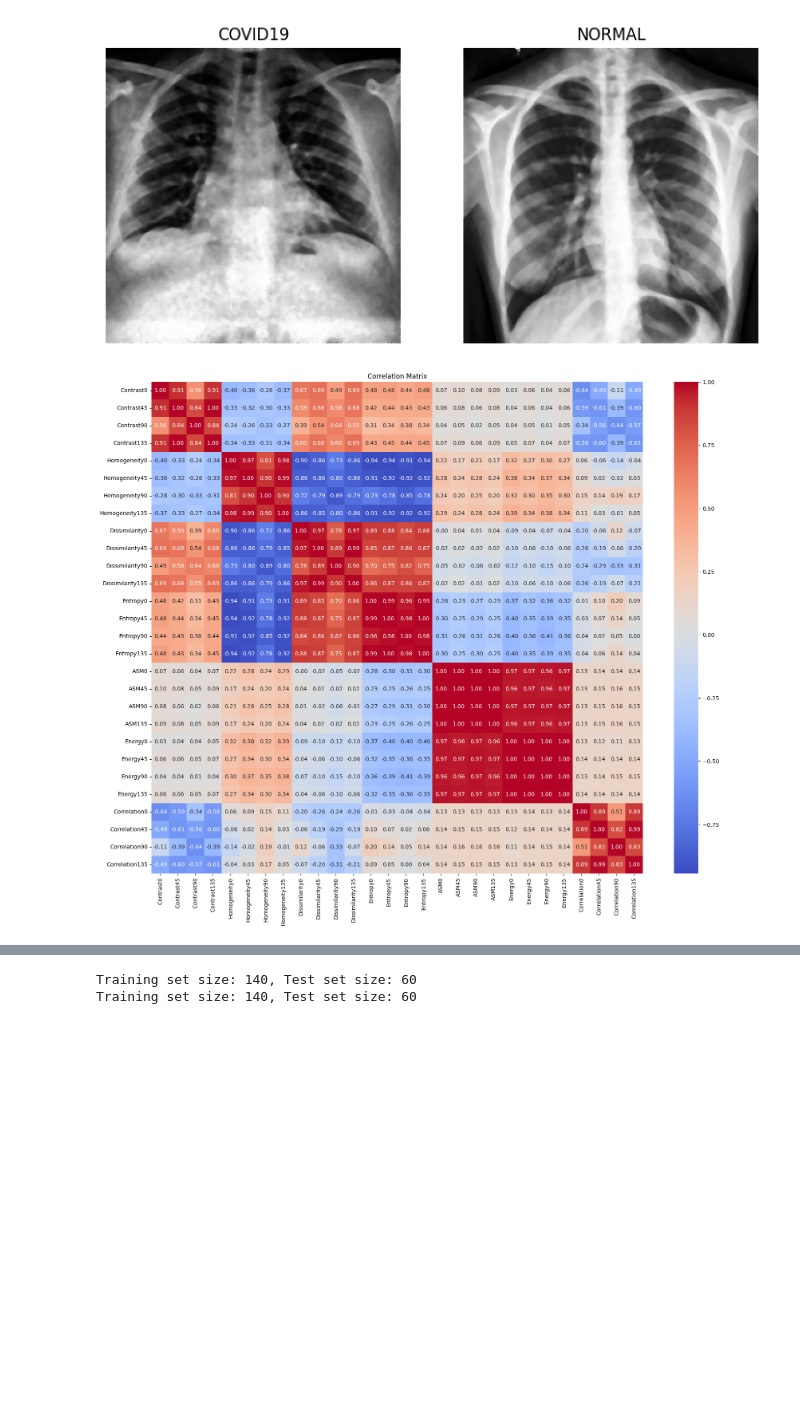
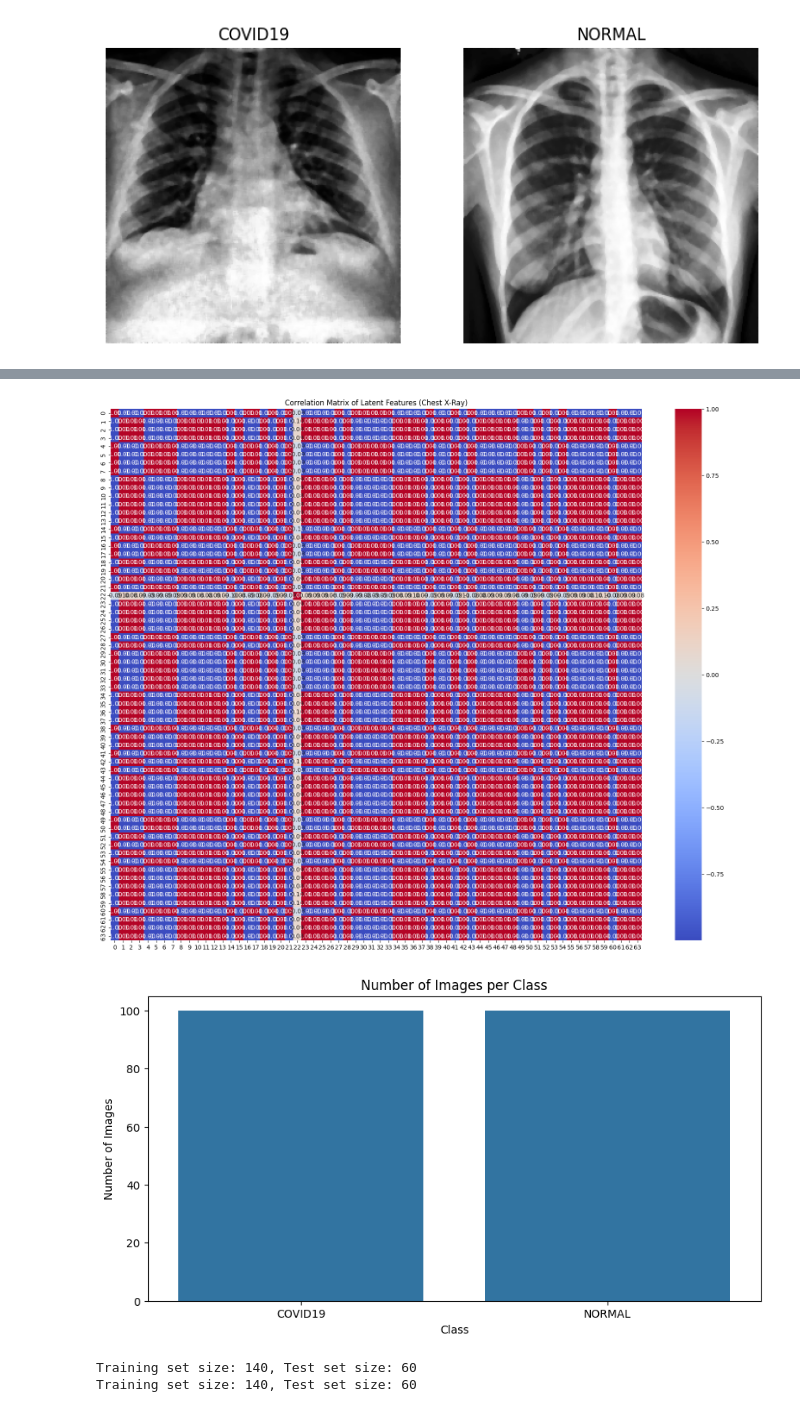
Before and after one commit to salsareike40/project-pcd-kelompok6, a Jupyter notebook: proses1.ipynb, the cells around one changed output, grey strips where cells are left out. Cells and saved outputs as stored; diff of their text form; code cells hidden in the pictures; blank space fills up the shorter version.

```diff
--- a/proses1.ipynb
+++ b/proses1.ipynb
@@ -314,13 +315,67 @@ hasilEkstrak = pd.read_csv('hasil_ekstraksi_pros3.csv')
 hasilEkstrak = hasilEkstrak.drop(columns=['Filename'])
 x = hasilEkstrak.drop(columns=['Class'])
 y = hasilEkstrak['Class']
-# %%
-# Menghitung Korelasi
-correlation_matrix = x.corr()
-plt.figure(figsize=(20, 16))
-sns.heatmap(correlation_matrix, annot=True, fmt=".2f", cmap='coolwarm', square=True)
-plt.title('Correlation Matrix')
-plt.savefig('correlation_matrix3.png')
-plt.show()
-# %% [output]
-[figure, removed]
+# %%
+# Bangun autoencoder dengan input shape sesuai dataset grayscale
+def build_convolutional_autoencoder(input_shape=(250, 250, 1), latent_dim=64):
+    input_img = Input(shape=input_shape)
+    x = Conv2D(32, (3, 3), activation='relu', padding='same')(input_img)
+    x = MaxPooling2D((2, 2), padding='same')(x)  # 125x125x32
+    x = Conv2D(64, (3, 3), activation='relu', padding='same')(x)
+    x = MaxPooling2D((2, 2), padding='same')(x)  # 63x63x64
+    x = Conv2D(128, (3, 3), activation='relu', padding='same')(x)
+    x = MaxPooling2D((2, 2), padding='same')(x)  # 32x32x128
+
+    shape_before_flattening = x.shape[1:]
+    x = Flatten()(x)
+    latent = Dense(latent_dim, name='latent_vector')(x)
+
+    x = Dense(np.prod(shape_before_flattening))(latent)
+    x = Reshape(target_shape=shape_before_flattening)(x)
+
+    x = Conv2D(128, (3, 3), activation='relu', padding='same')(x)
+    x = UpSampling2D((2, 2))(x)  # 64x64x128
+    x = Conv2D(64, (3, 3), activation='relu', padding='same')(x)
+    x = UpSampling2D((2, 2))(x)  # 128x128x64
+    x = Conv2D(32, (3, 3), activation='relu', padding='same')(x)
+    x = UpSampling2D((2, 2))(x)  # 256x256x32 (sedikit lebih besar dari 250)
+
+    # Crop to (250, 250, 32)
+    from tensorflow.keras.layers import Cropping2D
+    x = Cropping2D(cropping=((3, 3), (3, 3)))(x)  # Crop 3 pixels from top/bottom and left/right
+
+    decoded = Conv2D(1, (3, 3), activation='sigmoid', padding='same')(x)
+
+    autoencoder = Model(inputs=input_img, outputs=decoded, name='autoencoder')
+    encoder = Model(inputs=input_img, outputs=latent, name='encoder')
+
+    autoencoder.compile(optimizer=Adam(learning_rate=0.001), loss='mse', metrics=['mae'])
+    return autoencoder, encoder
+
+autoencoder, encoder = build_convolutional_autoencoder(input_shape=(250, 250, 1), latent_dim=64)
+
+# Latih model (5 epoch untuk contoh cepat)
+autoencoder.fit(img_grey, img_grey, epochs=5, batch_size=32)
+
+# Dapatkan latent features
+latent_features = encoder.predict(img_grey)
+
+# Hitung korelasi latent features
+import pandas as pd
+df_latent = pd.DataFrame(latent_features)
+corr_matrix = df_latent.corr()
+
+# Visualisasi heatmap korelasi
+plt.figure(figsize=(20, 16))
+sns.heatmap(corr_matrix, annot=True, fmt=".2f", cmap='coolwarm', square=True)
+plt.title('Correlation Matrix of Latent Features (Chest X-Ray)')
+plt.show()
+
+# Visualisasi distribusi dataset
+plt.figure(figsize=(10, 5))
+sns.barplot(x=list(class_counter.keys()), y=list(class_counter.values()))
+plt.title('Number of Images per Class')
+plt.xlabel('Class')
+plt.ylabel('Number of Images')
+plt.show()
+# %% [output]
@@ -327,3 +394,5 @@ plt.show()
+[figure, added]
+[figure, added]
 # %%
 # 0.3 = 30% data untuk testing (train/test 70/30)
 x_train, x_test, y_train, y_test = train_test_split(x, y, test_size=0.3, random_state=42)
```
Also changed, not shown: parts of 8 cells of this notebook, 1 other file.
